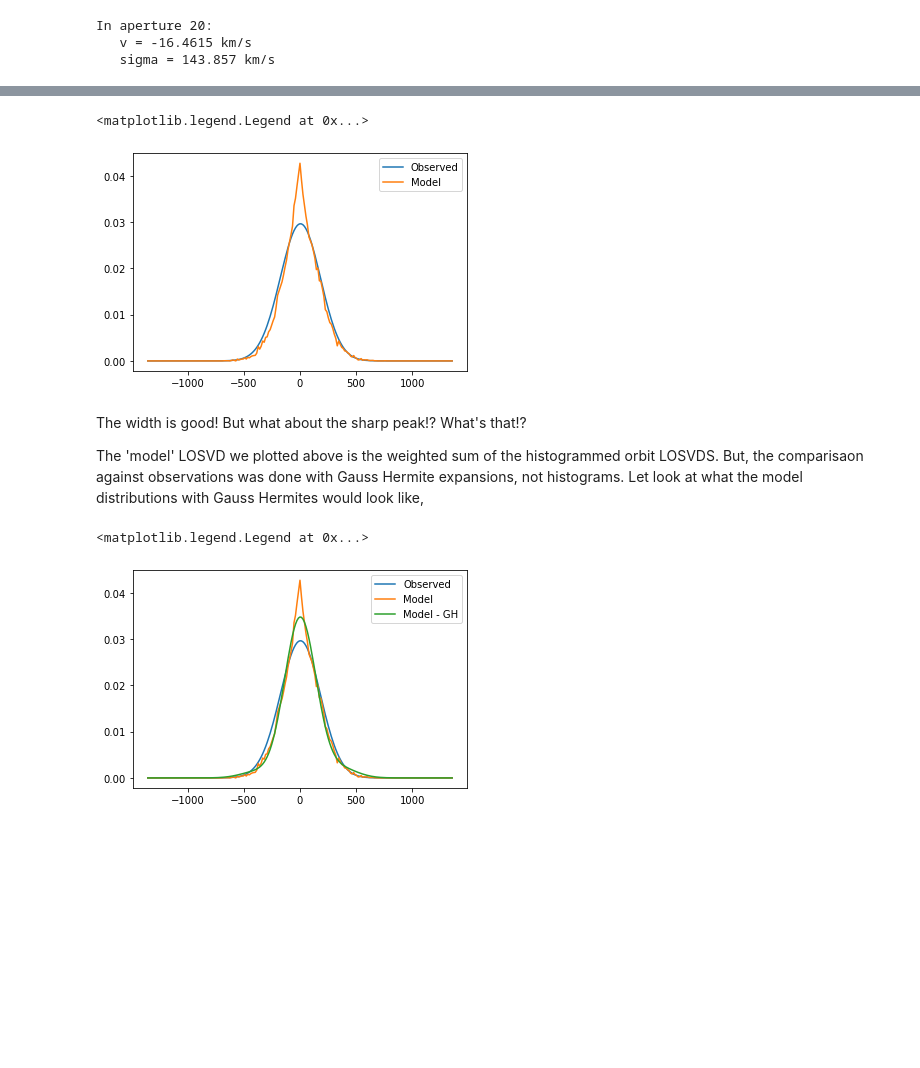
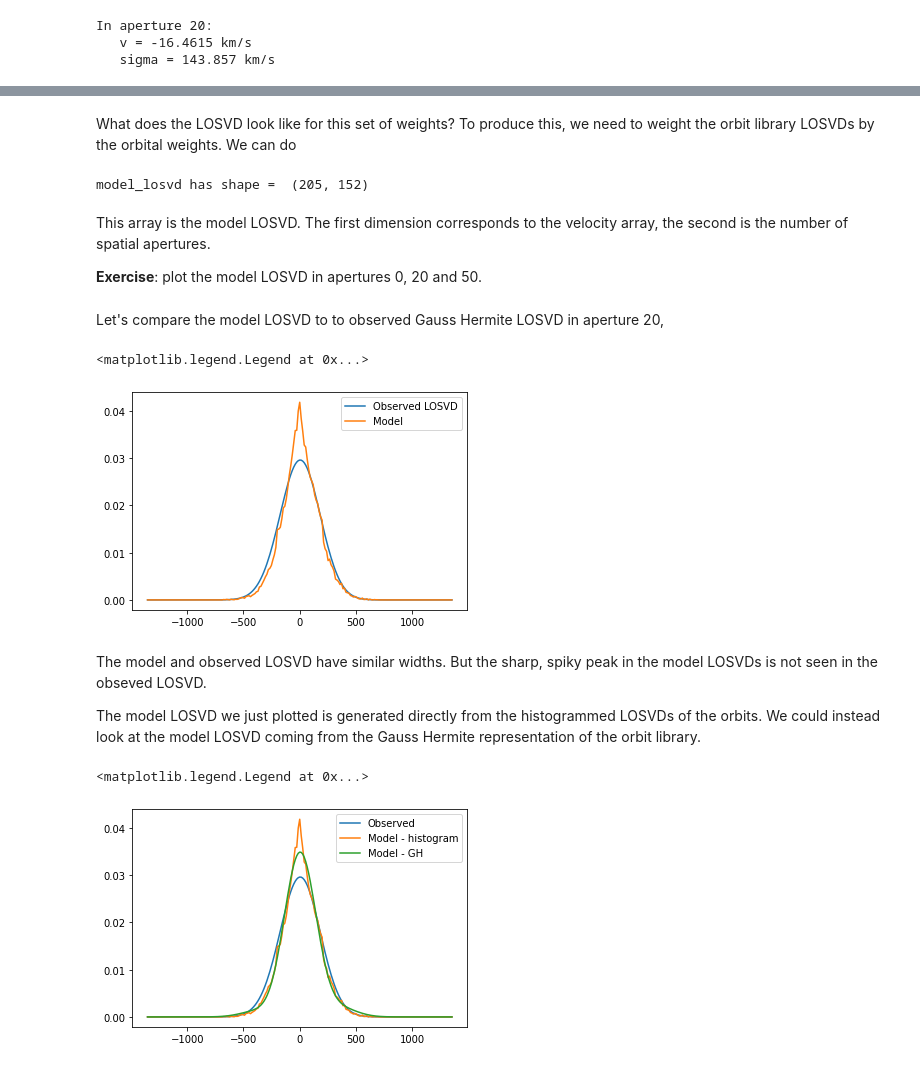
Before and after one commit to dynamics-of-stellar-systems/dynamite, a Jupyter notebook: docs/tutorial_notebooks/exploring_model_output.ipynb, the cells around one changed output, grey strips where cells are left out. Drawn from its saved outputs; the diff is of its cells as text; code cells hidden in the pictures; blank space fills up the shorter version.

```diff
--- a/docs/tutorial_notebooks/exploring_model_output.ipynb
+++ b/docs/tutorial_notebooks/exploring_model_output.ipynb
@@ -212,62 +272,98 @@ For this set of weights (found buy the NNL optimization routine) let's look at t
+# %% [markdown]
+What does the LOSVD look like for this set of weights? To produce this, we need to weight the orbit library LOSVDs by the orbital weights. We can do
+# %%
+# extract the orbital weights
+w = model.weight_solver.weights['weight']
+
+# extract the model LOSVD
+orbit_losvds = model.orblib.losvd_histograms.y
+
+# dot product of
+model_losvd = np.dot(orbit_losvds.T, w).T
+
+# normalise the model losvds so that later we can plot them on the same y-axis as the previous plots
+model_losvd /= np.sum(model_losvd, 0)
+
+print('model_losvd has shape = ', model_losvd.shape)
+# %% [output]
+model_losvd has shape =  (205, 152)
+# %% [markdown]
+This array is the model LOSVD. The first dimension corresponds to the velocity array, the second is the number of spatial apertures.
+
+**Exercise**: plot the model LOSVD in apertures 0, 20 and 50.
+# %% [markdown]
+Let's compare the model LOSVD to to observed Gauss Hermite LOSVD in aperture 20,
 # %%
-# extract the model LOSVD for the orbital weights above
-w = model.weight_solver.weights['weight']
-orbit_losvds = model.orblib.losvd_histograms.y
+aperture_idx = 20
 
-model_losvd = np.dot(orbit_losvds.T, w).T
-model_losvd /= np.sum(model_losvd, 0)
-
-# extract the observed LOSVD
+# extract v, sigma and GH corefficients of the observed LOSVD in out aperture
 v, sigma, h3, h4 = kinematics.data[aperture_idx]['v', 'sigma', 'h3', 'h4']
+# set h0, h1 and h2 to their defaults
 h0, h1, h2 = 1., 0., 0.
+# combine all gh coefficients to one array
 gh_coefficients = np.array([[[h0, h1, h2, h3, h4]]])
 
+# evaluate the LOSVD of this
 gh_losvd_obs = kinematics.evaluate_losvd(velhist.x,
                                      np.array([v]),
                                      np.array([sigma]),
                                      gh_coefficients)
+# remove un-used dimensions
 gh_losvd_obs = np.squeeze(gh_losvd_obs)
+# normalise
 gh_losvd_obs /= np.sum(gh_losvd_obs)
-gh_losvd_obs = np.squeeze(gh_losvd_obs)
 
-# plot them
-plt.plot(v_arr, np.squeeze(gh_losvd_obs), label='Observed')
+# plot the
+plt.plot(v_arr, np.squeeze(gh_losvd_obs), label='Observed LOSVD')
 plt.plot(v_arr, model_losvd[:, aperture_idx], label='Model')
 plt.gca().legend()
 # %% [output]
 <matplotlib.legend.Legend at 0x...>
-[figure, old version]
+[figure, new version]
-# %% [markdown]
-The width is good! But what about the sharp peak!? What's that!?
-
-The 'model' LOSVD we plotted above is the weighted sum of the histogrammed orbit LOSVDS. But, the comparisaon against observations was done with Gauss Hermite expansions, not histograms. Let look at what the model distributions with Gauss Hermites would look like,
+# %% [markdown]
+The model and observed LOSVD have similar widths. But the sharp, spiky peak in the model LOSVDs is not seen in the obseved LOSVD.
+
+The model LOSVD we just plotted is generated directly from the histogrammed LOSVDs of the orbits. We could instead look at the model LOSVD coming from the Gauss Hermite representation of the orbit library.
 # %%
+aperture_idx = 20
+
+# extract the losvd of all orbits in the aperture of index
 tmp = model.orblib.losvd_histograms.y[:,:,aperture_idx]
+
+# store them in a histogram object
 vel_hist = dyn.kinematics.Histogram(
     xedg=model.orblib.losvd_histograms.xedg,
     y=tmp,
     normalise=False)
 
+# get the GH expansion coefficients for all of these orbits
 gh_coefficients = kinematics.get_gh_expansion_coefficients(
     v_mu=kinematics.data['v'][aperture_idx],
     v_sig=kinematics.data['sigma'][aperture_idx],
     vel_hist=vel_hist,
     max_order=4)
 
-gh_orb_losvd = kinematics.evaluate_losvd(
+# evaluate the losvd given these GH coefficients
+gh_model_losvd = kinematics.evaluate_losvd(
     velhist.x,
     kinematics.data['v'][[aperture_idx]],
     kinematics.data['sigma'][[aperture_idx]],
     gh_coefficients)
-gh_orb_losvd = np.squeeze(gh_orb_losvd)
-gh_orb_losvd = np.dot(gh_orb_losvd.T, w).T
-gh_orb_losvd /= np.sum(gh_orb_losvd)
+
+# remove un-used dimensions
+gh_model_losvd = np.squeeze(gh_model_losvd)
+
+# weight the GH LOSVDs by the orbital weights
+gh_model_losvd = np.dot(gh_model_losvd.T, w).T
+
+# normalise
+gh_model_losvd /= np.sum(gh_model_losvd)
 
 # plot them
 plt.plot(v_arr, np.squeeze(gh_losvd_obs), label='Observed')
-plt.plot(v_arr, model_losvd[:, aperture_idx], label='Model')
-plt.plot(v_arr, gh_orb_losvd, label='Model - GH')
+plt.plot(v_arr, model_losvd[:, aperture_idx], label='Model - histogram')
+plt.plot(v_arr, gh_model_losvd, label='Model - GH')
 plt.gca().legend()
 # %% [output]
 <matplotlib.legend.Legend at 0x...>
-[figure, old version]
+[figure, new version]
```
Also changed, not shown: parts of 36 cells of this notebook, 8 other files.
